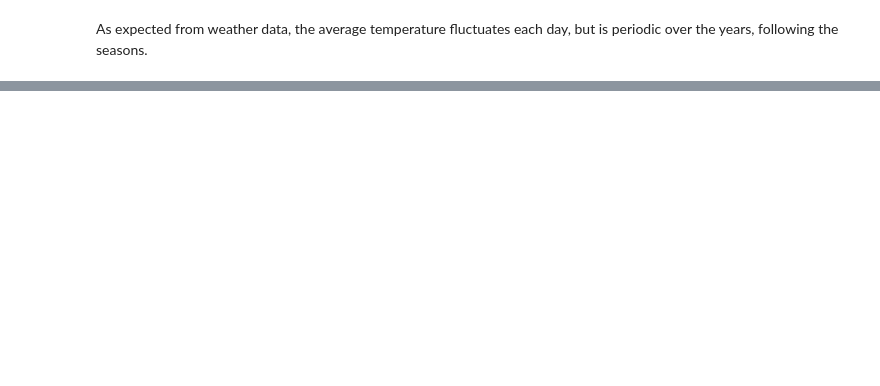
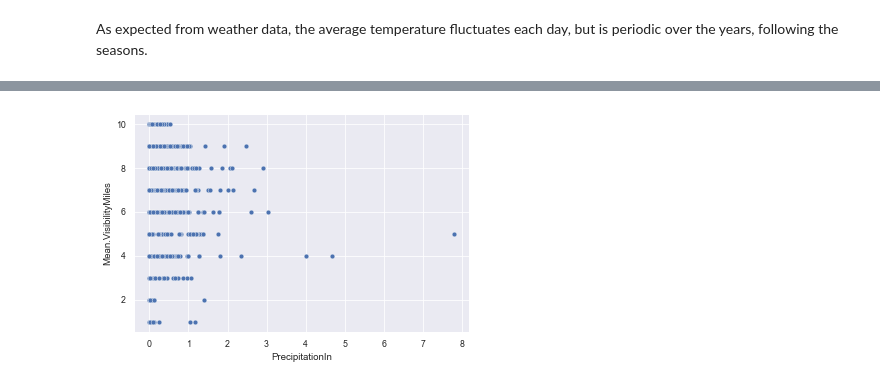
Before and after one commit to jamilnyc/notebooks, a Jupyter notebook: dataframe_visualization.ipynb, the cells around one changed output, grey strips where cells are left out. Drawn from its saved outputs; the diff is of its cells as text; code cells hidden in the pictures; blank space fills up the shorter version.

Commit message:
visualization | add scatter plot example

```diff
--- a/dataframe_visualization.ipynb
+++ b/dataframe_visualization.ipynb
@@ -56,0 +66,7 @@ As expected from weather data, the average temperature fluctuates each day, but
+# %%
+# Cast PrecipitationIn from string to a numerical value
+df['PrecipitationIn'] = pd.to_numeric(df['PrecipitationIn'], errors='coerce')
+
+g = sns.scatterplot(x="PrecipitationIn", y="Mean.VisibilityMiles", data=df.tail(2000))
+# %% [output]
+[figure, added]
```
Also changed, not shown: parts of 7 cells of this notebook.
